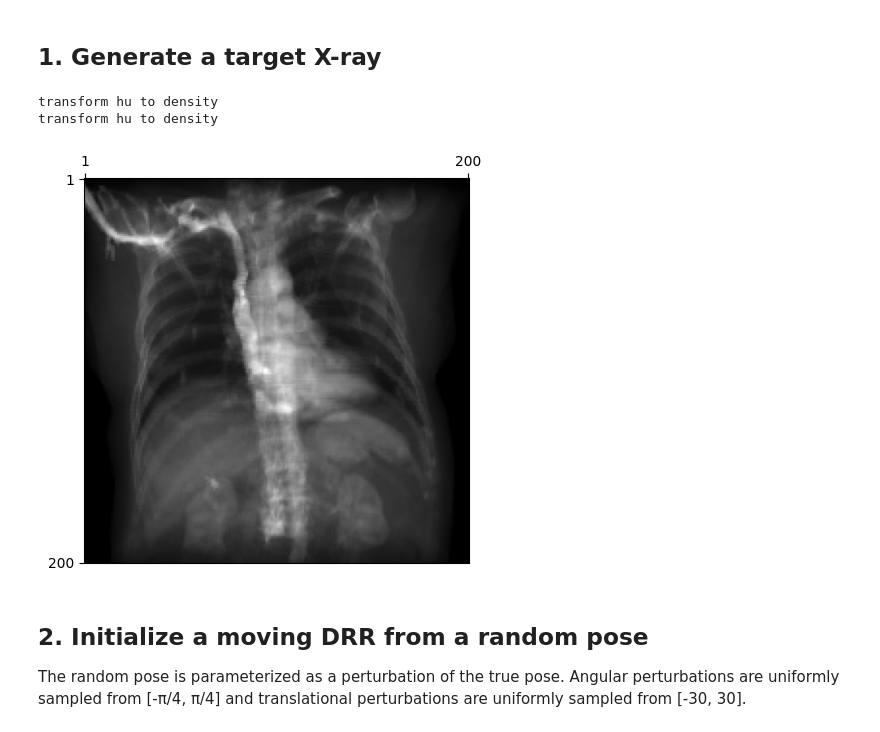
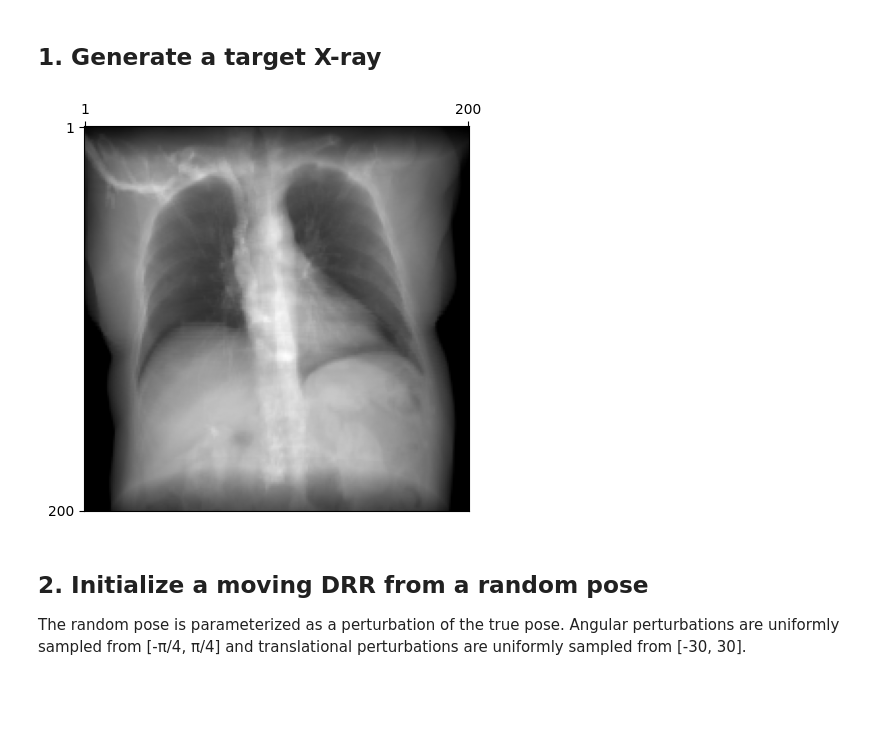
Before and after one commit to etienne87/DiffDRR, a Jupyter notebook: notebooks/tutorials/registration_tests.ipynb, the cells around one changed output. Cells and saved outputs as stored; diff of their text form; code cells hidden in the pictures; blank space fills up the shorter version.

```diff
--- a/notebooks/tutorials/registration_tests.ipynb
+++ b/notebooks/tutorials/registration_tests.ipynb
@@ -50,39 +50,37 @@ DELX = 4.0
 
 subject = load_example_ct()
 
-subject_fluro_sim = load_example_ct(bone_attenuation_multiplier=5)
+subject_fluro_sim = load_example_ct(bone_attenuation_multiplier=1)
 
 true_params = {
     "sdr": SDD,
     "alpha": 0.0,
     "beta": 0.0,
     "gamma": 0.0,
     "bx": 0.0,
     "by": 450.0,
     "bz": 0.0,
 }
 device = "cuda" if torch.cuda.is_available() else "cpu"
 
 with torch.no_grad():
     drr = DRR(subject_fluro_sim, sdd=SDD, height=HEIGHT, delx=DELX).to(device)
     rotations = torch.tensor(
         [[true_params["alpha"], true_params["beta"], true_params["gamma"]]]
     )
     translations = torch.tensor([[true_params["bx"], true_params["by"], true_params["bz"]]])
     gt_pose = convert(
         rotations, translations, parameterization="euler_angles", convention="ZXY"
     ).to(device)
     ground_truth = drr(gt_pose)
 
 plot_drr(ground_truth)
 plt.show()
 
 del drr
 torch.cuda.empty_cache()  # Forces GPU memory cleanup
 # %% [output]
-transform hu to density
-transform hu to density
-[figure, old version]
+[figure, new version]
 # %% [markdown]
 ## 2. Initialize a moving DRR from a random pose
 
```
Also changed, not shown: parts of 5 cells of this notebook.
